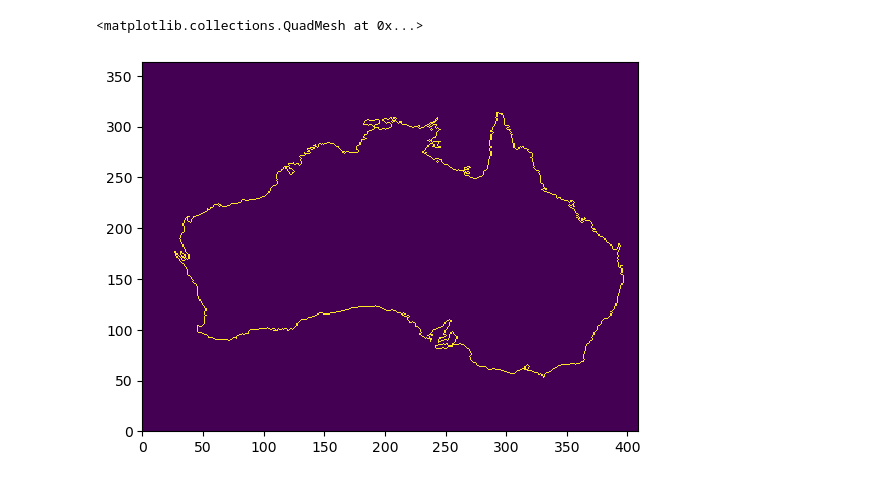
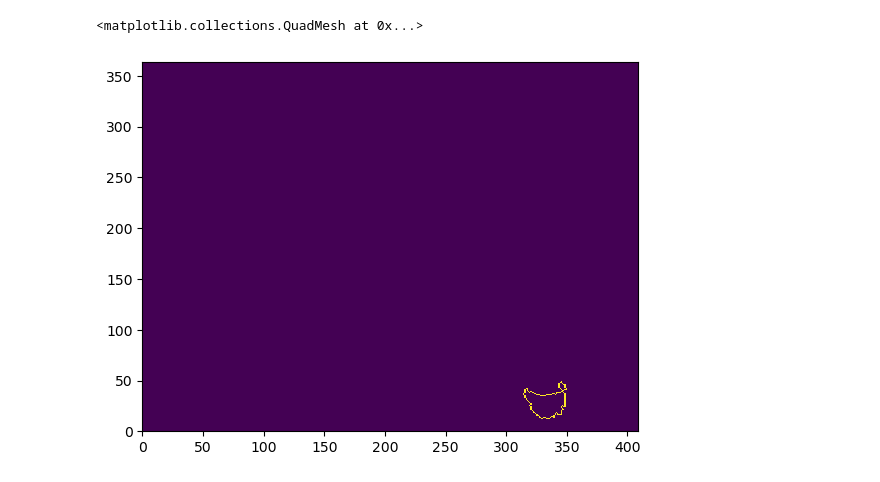
Before and after one commit to andrewbrown31/sea_breeze, a Jupyter notebook: kernel_method.ipynb, the cells around one changed output. Saved outputs shown, nothing was run; the diff lists cells and outputs as text; code cells hidden in the pictures.

```diff
--- a/kernel_method.ipynb
+++ b/kernel_method.ipynb
@@ -87,8 +88,8 @@ lon_slice = slice(110,155)
 orog, lsm = load_barra_static("AUS-11",lon_slice,lat_slice)
 coastline_labels, label_masks = label_and_find_coast(lsm,erosion_footprint=None,size_thresh=10)
 # %%
-plt.pcolormesh(coastline_labels[2])
+plt.pcolormesh(coastline_labels[0])
 # %% [output]
 <matplotlib.collections.QuadMesh at 0x...>
-[figure, old version]
+[figure, new version]
 # %%
```
Also changed, not shown: parts of 4 cells of this notebook.
